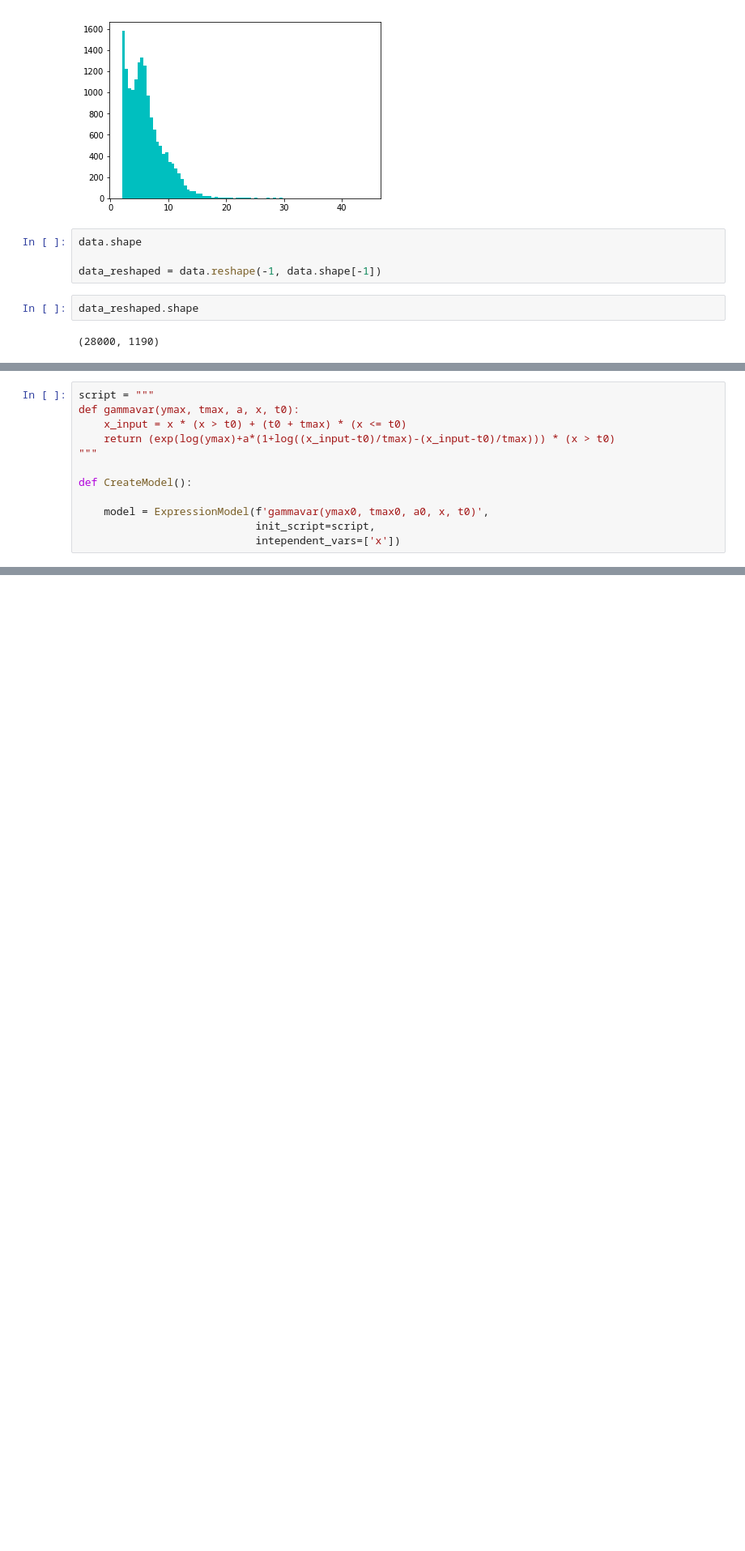
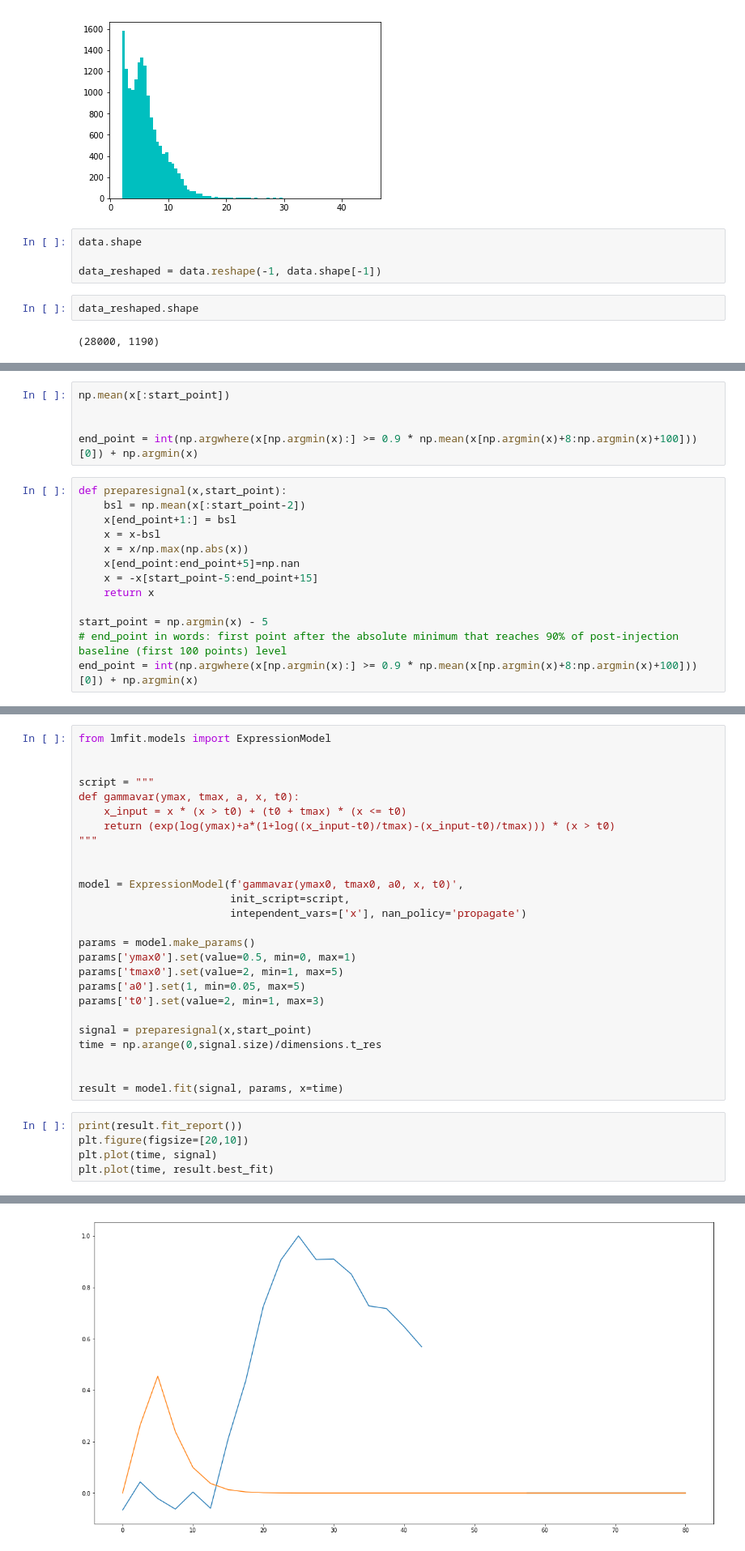
Before and after one commit to felixsc1/fiberphotometry, a Jupyter notebook: fMRI_notebooks/BolusTracking.ipynb, the cells around one changed output, grey strips where cells are left out. Shown at 81% size. Saved outputs shown, nothing was run; the diff lists cells and outputs as text; blank space fills up the shorter version.

```diff
--- a/fMRI_notebooks/BolusTracking.ipynb
+++ b/fMRI_notebooks/BolusTracking.ipynb
@@ -149,0 +150,18 @@ start_point
+# %%
+np.mean(x[:start_point])
+
+
+end_point = int(np.argwhere(x[np.argmin(x):] >= 0.9 * np.mean(x[np.argmin(x)+8:np.argmin(x)+100]))[0]) + np.argmin(x)
+# %%
+def preparesignal(x,start_point):
+    bsl = np.mean(x[:start_point-2])
+    x[end_point+1:] = bsl
+    x = x-bsl
+    x = x/np.max(np.abs(x))
+    x[end_point:end_point+5]=np.nan
+    x = -x[start_point-5:end_point+15]
+    return x
+
+start_point = np.argmin(x) - 5
+# end_point in words: first point after the absolute minimum that reaches 90% of post-injection baseline (first 100 points) level
+end_point = int(np.argwhere(x[np.argmin(x):] >= 0.9 * np.mean(x[np.argmin(x)+8:np.argmin(x)+100]))[0]) + np.argmin(x)
@@ -150,12 +174,32 @@ start_point
 # %%
+from lmfit.models import ExpressionModel
+
+
 script = """
 def gammavar(ymax, tmax, a, x, t0):
     x_input = x * (x > t0) + (t0 + tmax) * (x <= t0)
     return (exp(log(ymax)+a*(1+log((x_input-t0)/tmax)-(x_input-t0)/tmax))) * (x > t0)
 """
 
-def CreateModel():
 
-    model = ExpressionModel(f'gammavar(ymax0, tmax0, a0, x, t0)',
-                            init_script=script,
-                            intependent_vars=['x'])
+model = ExpressionModel(f'gammavar(ymax0, tmax0, a0, x, t0)',
+                        init_script=script,
+                        intependent_vars=['x'], nan_policy='propagate')
+
+params = model.make_params()
+params['ymax0'].set(value=0.5, min=0, max=1)
+params['tmax0'].set(value=2, min=1, max=5)
+params['a0'].set(1, min=0.05, max=5)
+params['t0'].set(value=2, min=1, max=3)
+
+signal = preparesignal(x,start_point)
+time = np.arange(0,signal.size)/dimensions.t_res
+
+
+result = model.fit(signal, params, x=time)
+# %%
+print(result.fit_report())
+plt.figure(figsize=[20,10])
+plt.plot(time, signal)
+plt.plot(time, result.best_fit)
+# %% [output]
@@ -161,0 +223 @@ def CreateModel():
+[figure, added]
```
Also changed, not shown: parts of 8 cells of this notebook.
